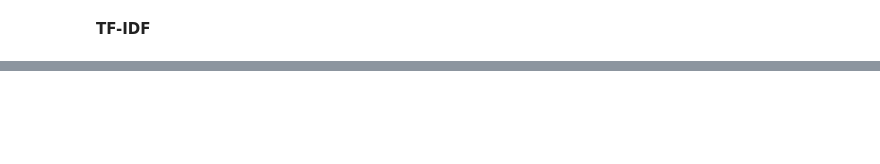
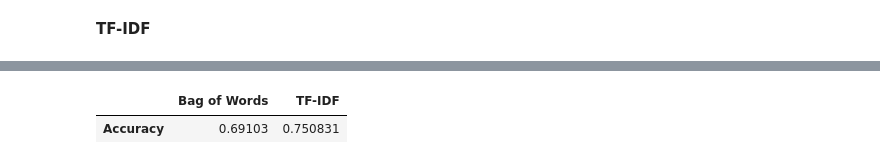
Before and after one commit to claradeuve/Machine-Learning-avan-at, a Jupyter notebook: S12_T01.ipynb, the cells around one changed output, grey strips where cells are left out. Saved outputs shown, nothing was run; the diff lists cells and outputs as text; code cells hidden in the pictures; blank space fills up the shorter version.

```diff
--- a/S12_T01.ipynb
+++ b/S12_T01.ipynb
@@ -454,2 +510,16 @@ Las valoraciones en este dataset están muy polarizadas. En una escala de 0 a 4,
+# %%
+from sklearn.naive_bayes import MultinomialNB
+from sklearn import metrics
+
+clf = MultinomialNB().fit(X_train, y_train)
+predicted = clf.predict(X_test)
+bow_accuracy = metrics.accuracy_score(y_test, predicted)
 # %% [markdown]
 **TF-IDF**
+# %%
+from sklearn.feature_extraction.text import TfidfVectorizer
+
+tfidf = TfidfVectorizer()
+tweets_tfidf = tfidf.fit_transform(df_tweets['tweets_clean'])
+
+print(tweets_tfidf.toarray())
@@ -455,0 +534,23 @@ Las valoraciones en este dataset están muy polarizadas. En una escala de 0 a 4,
+# %%
+from sklearn.model_selection import train_test_split
+
+X_train, X_test, y_train, y_test = train_test_split(tweets_tfidf, df_tweets['sentiment'], test_size=0.3, random_state=27)
+# %%
+from sklearn.naive_bayes import MultinomialNB
+from sklearn import metrics
+
+clf = MultinomialNB().fit(X_train, y_train)
+predicted = clf.predict(X_test)
+tfidf_accuracy = metrics.accuracy_score(y_test, predicted)
+# %%
+index = ['Accuracy']
+
+df_scores = pd.DataFrame({}, index=index)
+
+df_scores['Bag of Words'] = bow_accuracy
+df_scores['TF-IDF'] = tfidf_accuracy
+
+display(df_scores)
+# %% [output]
+|  | Bag of Words | TF-IDF |
+| Accuracy | 0.69103 | 0.750831 |
```
Also changed, not shown: parts of 8 cells of this notebook.
